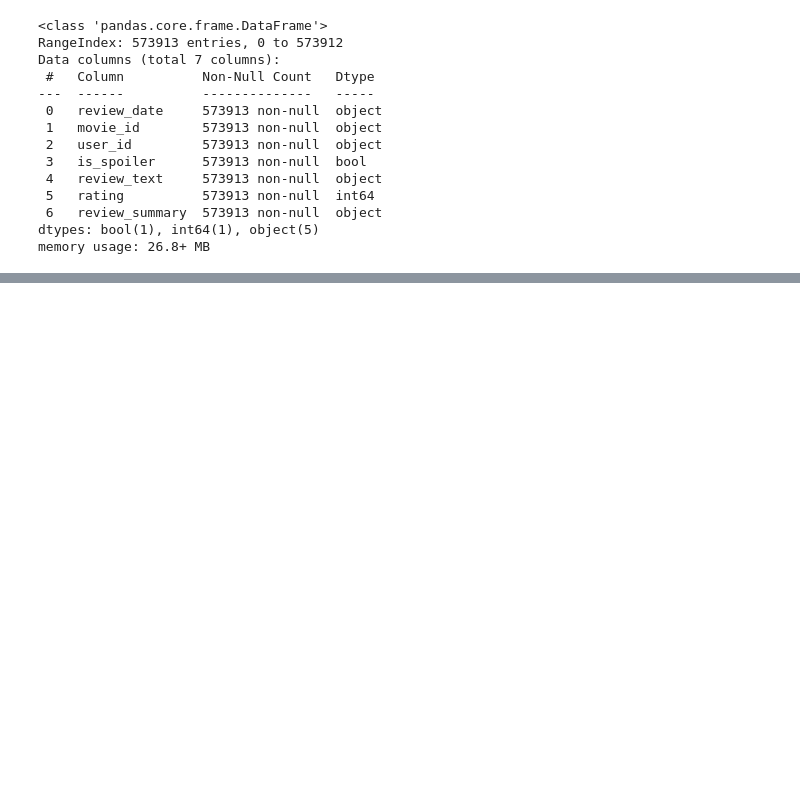
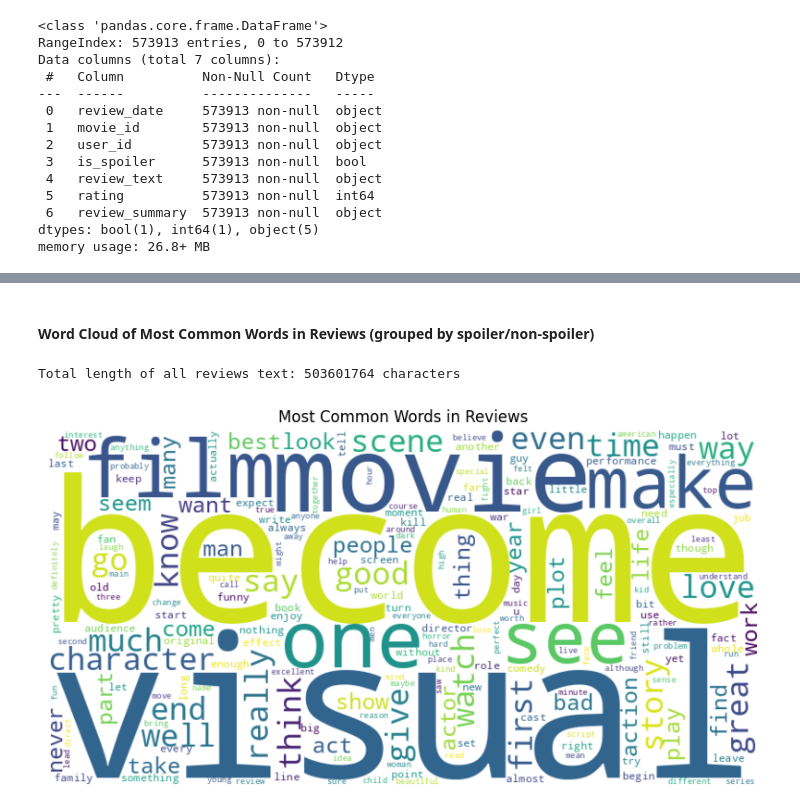
Before and after one commit to ayshmnmm/plot-protector, a Jupyter notebook: notebooks/01_eda.ipynb, the cells around one changed output, grey strips where cells are left out. Saved outputs shown, nothing was run; the diff lists cells and outputs as text; code cells hidden in the pictures; blank space fills up the shorter version.

Commit message:
Add wordcloud, spoiler percentage to EDA

```diff
--- a/notebooks/01_eda.ipynb
+++ b/notebooks/01_eda.ipynb
@@ -139,0 +175,26 @@ reviews_pp.sample(10, random_state=234)
+# %% [markdown]
+#### Word Cloud of Most Common Words in Reviews (grouped by spoiler/non-spoiler)
+# %%
+# wordcloud of most common words in reviews
+from collections import Counter
+from wordcloud import WordCloud
+from matplotlib import pyplot as plt
+
+all_reviews_text = reviews_pp["review_text"].explode().str.cat(sep=' ')
+print(f"Total length of all reviews text: {len(all_reviews_text)} characters")
+
+# keep only top 1000 words for wordcloud
+
+word_freq = Counter(all_reviews_text.split())
+top_words = dict(word_freq.most_common(1000))
+all_reviews_text = ' '.join(top_words.keys())
+
+wordcloud = WordCloud(width=800, height=400, background_color='white').generate(all_reviews_text)
+plt.figure(figsize=(10, 5))
+plt.imshow(wordcloud, interpolation='bilinear')
+plt.axis('off')
+plt.title('Most Common Words in Reviews')
+plt.show()
+# %% [output]
+Total length of all reviews text: 503601764 characters
+[figure, added]
```
Also changed, not shown: parts of 23 cells of this notebook.
